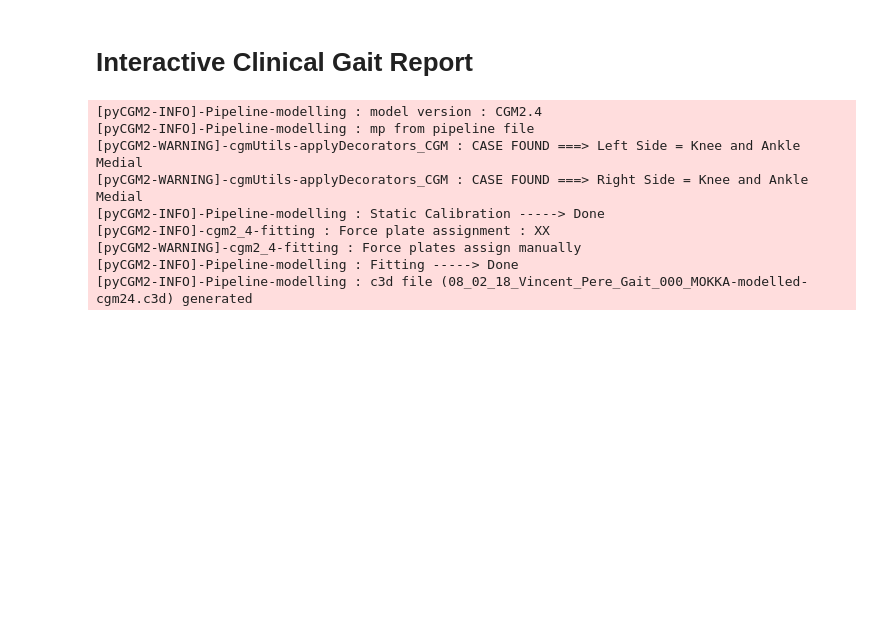
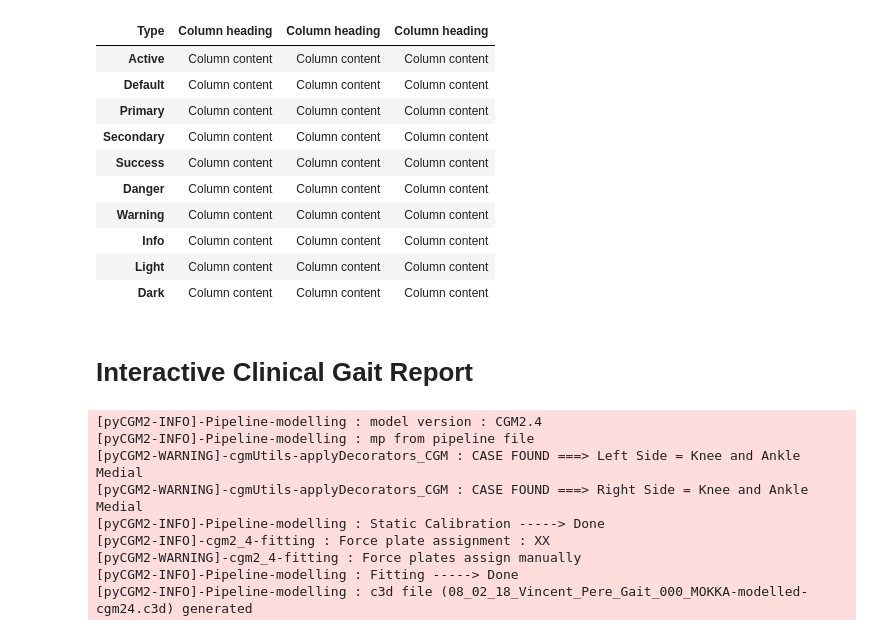
Before and after one commit to pyCGM2/pyCGM2, a Jupyter notebook: notebook/InteractiveGaitReport.ipynb, the cells around one changed output. Cells and saved outputs as stored; diff of their text form; code cells hidden in the pictures; blank space fills up the shorter version.

```diff
--- a/notebook/InteractiveGaitReport.ipynb
+++ b/notebook/InteractiveGaitReport.ipynb
@@ -16,6 +16,95 @@ $( document ).ready(code_toggle);
 <form action="javascript:code_toggle()"><input type="submit" value="Click here to toggle on/off the raw code."></form>''')
 # %% [output]
 [interactive output not drawn]
+# %%
+%%HTML
+<link rel="stylesheet" href="https://cdnjs.cloudflare.com/ajax/libs/bootswatch/4.0.0/cosmo/bootstrap.min.css" type="text/css"/>
+
+
+<table class="table table-hover">
+  <thead>
+    <tr>
+      <th scope="col">Type</th>
+      <th scope="col">Column heading</th>
+      <th scope="col">Column heading</th>
+      <th scope="col">Column heading</th>
+    </tr>
+  </thead>
+  <tbody>
+    <tr class="table-active">
+      <th scope="row">Active</th>
+      <td>Column content</td>
+      <td>Column content</td>
+      <td>Column content</td>
+    </tr>
+    <tr>
+      <th scope="row">Default</th>
+      <td>Column content</td>
+      <td>Column content</td>
+      <td>Column content</td>
+    </tr>
+    <tr class="table-primary">
+      <th scope="row">Primary</th>
+      <td>Column content</td>
+      <td>Column content</td>
+      <td>Column content</td>
+    </tr>
+    <tr class="table-secondary">
+      <th scope="row">Secondary</th>
+      <td>Column content</td>
+      <td>Column content</td>
+      <td>Column content</td>
+    </tr>
+    <tr class="table-success">
+      <th scope="row">Success</th>
+      <td>Column content</td>
+      <td>Column content</td>
+      <td>Column content</td>
+    </tr>
+    <tr class="table-danger">
+      <th scope="row">Danger</th>
+      <td>Column content</td>
+      <td>Column content</td>
+      <td>Column content</td>
+    </tr>
+    <tr class="table-warning">
+      <th scope="row">Warning</th>
+      <td>Column content</td>
+      <td>Column content</td>
+      <td>Column content</td>
+    </tr>
+    <tr class="table-info">
+      <th scope="row">Info</th>
+      <td>Column content</td>
+      <td>Column content</td>
+      <td>Column content</td>
+    </tr>
+    <tr class="table-light">
+      <th scope="row">Light</th>
+      <td>Column content</td>
+      <td>Column content</td>
+      <td>Column content</td>
+    </tr>
+    <tr class="table-dark">
+      <th scope="row">Dark</th>
+      <td>Column content</td>
+      <td>Column content</td>
+      <td>Column content</td>
+    </tr>
+  </tbody>
+</table>
+# %% [output]
+| Type | Column heading | Column heading | Column heading |
+| Active | Column content | Column content | Column content |
+| Default | Column content | Column content | Column content |
+| Primary | Column content | Column content | Column content |
+| Secondary | Column content | Column content | Column content |
+| Success | Column content | Column content | Column content |
+| Danger | Column content | Column content | Column content |
+| Warning | Column content | Column content | Column content |
+| Info | Column content | Column content | Column content |
+| Light | Column content | Column content | Column content |
+| Dark | Column content | Column content | Column content |
 # %% [markdown]
 # Interactive Clinical Gait Report
 # %%
```
Also changed, not shown: 1 other file.
